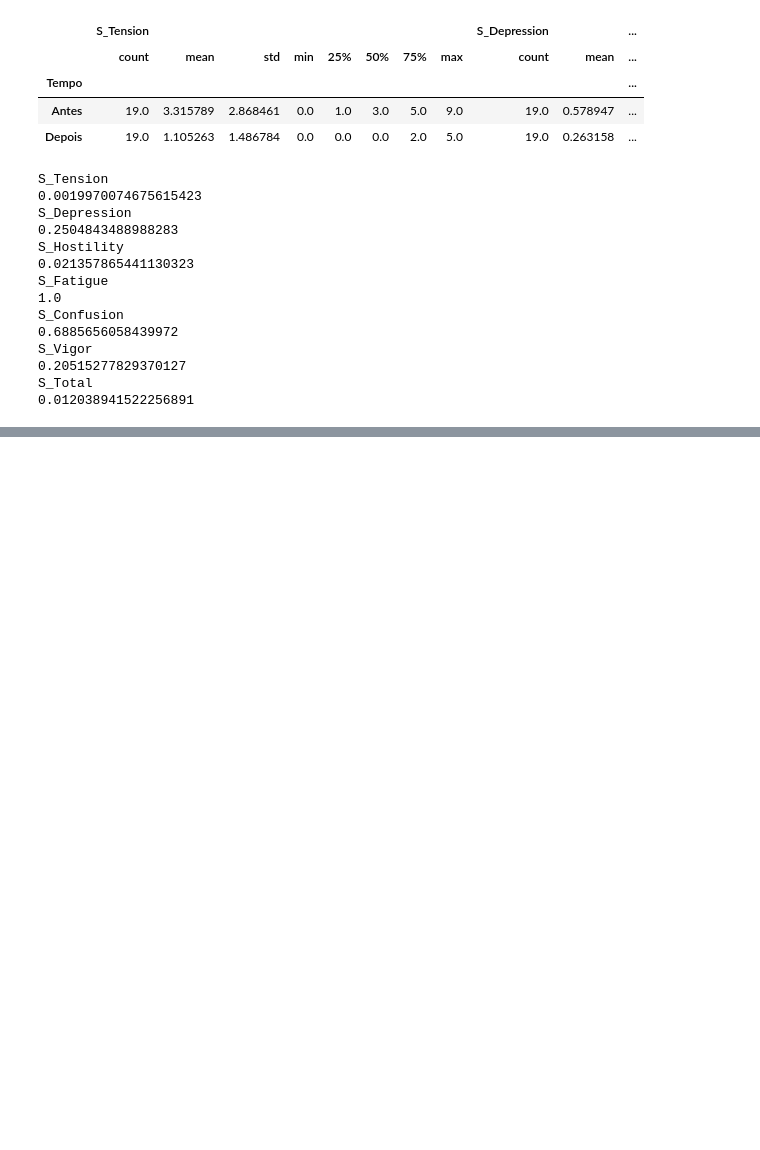
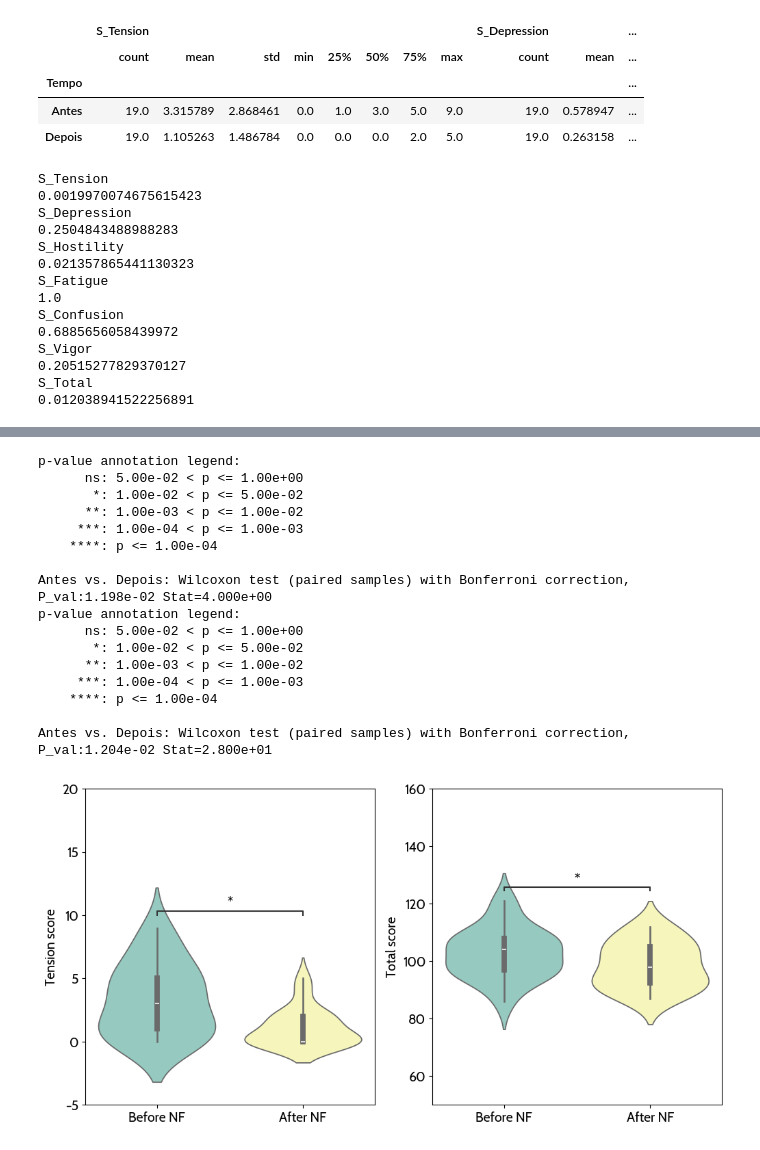
Before and after one commit to CIBIT-UC/musicnf-novelinterface, a Jupyter notebook: scripts/behavioral/POMS_Scoring.ipynb, the cells around one changed output, grey strips where cells are left out. Cells and saved outputs as stored; diff of their text form; code cells hidden in the pictures; blank space fills up the shorter version.

```diff
--- a/scripts/behavioral/POMS_Scoring.ipynb
+++ b/scripts/behavioral/POMS_Scoring.ipynb
@@ -324,0 +329,51 @@ plt.show()
+# %%
+# violin plot for the tension and total score
+fig, ax = plt.subplots(1, 2, figsize=(12, 6))
+
+for i, column_name in enumerate(['S_Tension', 'S_Total']):
+
+    sns.violinplot(x='Tempo', y=column_name, data=df_paired, ax=ax[i], palette='Set3', hue='Tempo')
+
+    # add statistical annotations
+    annotator = Annotator(ax[i], [('Antes','Depois')], data=df_paired, x='Tempo', y=column_name, order=['Antes','Depois'])
+    annotator.configure(test='Wilcoxon', text_format='star', loc='inside',
+                        hide_non_significant=True, verbose=1,
+                        comparisons_correction='Bonferroni')
+
+    if column_name == 'S_Total':
+        annotator.apply_and_annotate()
+    else: # edit the p-value by correcting by 6 comparisons (the six subscales)
+        annotator.apply_test(num_comparisons=6)
+        annotator.annotate()
+
+    # edit labels
+    ax[i].set_xlabel('')
+    ax[i].set_xticks([0, 1])
+    ax[i].set_xticklabels(['Before NF', 'After NF'])
+
+    # edit lim
+    if column_name == 'S_Total':
+        ax[i].set_ylim([50, 160])
+    else:
+        ax[i].set_ylim([-5, 20])
+
+    # edit ylabel by trimming 'S_'
+    ax[i].set_ylabel(column_name[2:] + ' score')
+# %% [output]
+p-value annotation legend:
+      ns: 5.00e-02 < p <= 1.00e+00
+       *: 1.00e-02 < p <= 5.00e-02
+      **: 1.00e-03 < p <= 1.00e-02
+     ***: 1.00e-04 < p <= 1.00e-03
+    ****: p <= 1.00e-04
+
+Antes vs. Depois: Wilcoxon test (paired samples) with Bonferroni correction, P_val:1.198e-02 Stat=4.000e+00
+p-value annotation legend:
+      ns: 5.00e-02 < p <= 1.00e+00
+       *: 1.00e-02 < p <= 5.00e-02
+      **: 1.00e-03 < p <= 1.00e-02
+     ***: 1.00e-04 < p <= 1.00e-03
+    ****: p <= 1.00e-04
+
+Antes vs. Depois: Wilcoxon test (paired samples) with Bonferroni correction, P_val:1.204e-02 Stat=2.800e+01
+[figure, added]
```
Also changed, not shown: parts of 2 cells of this notebook, 6 other files.
